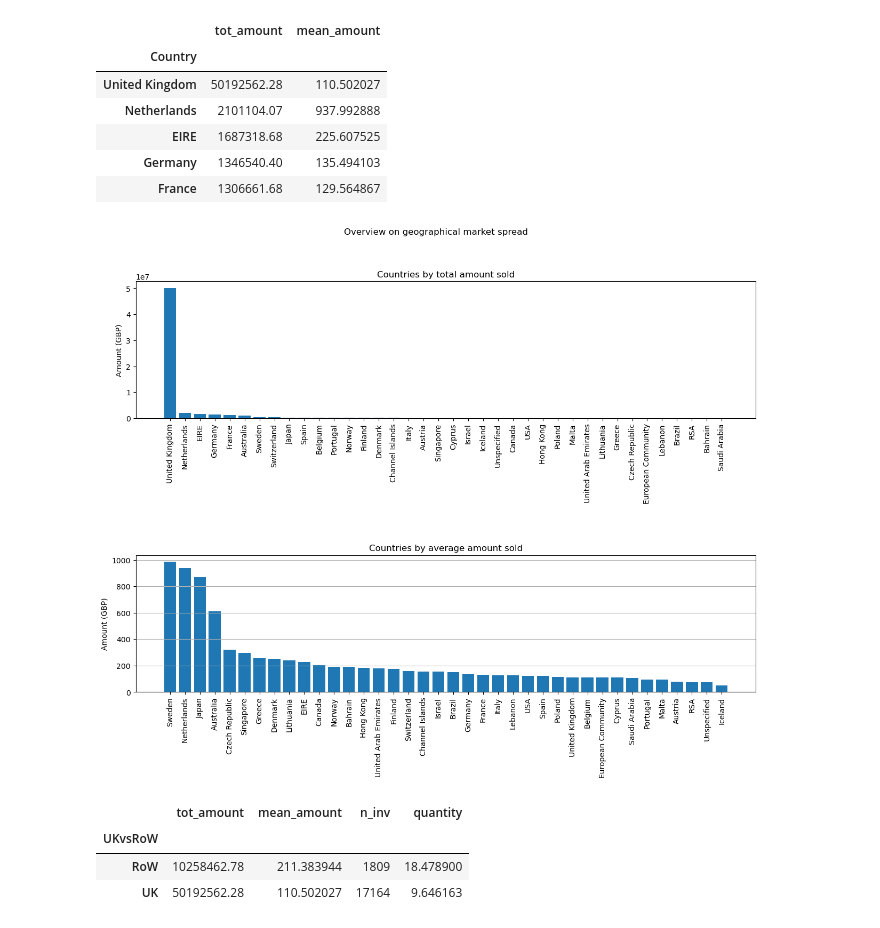
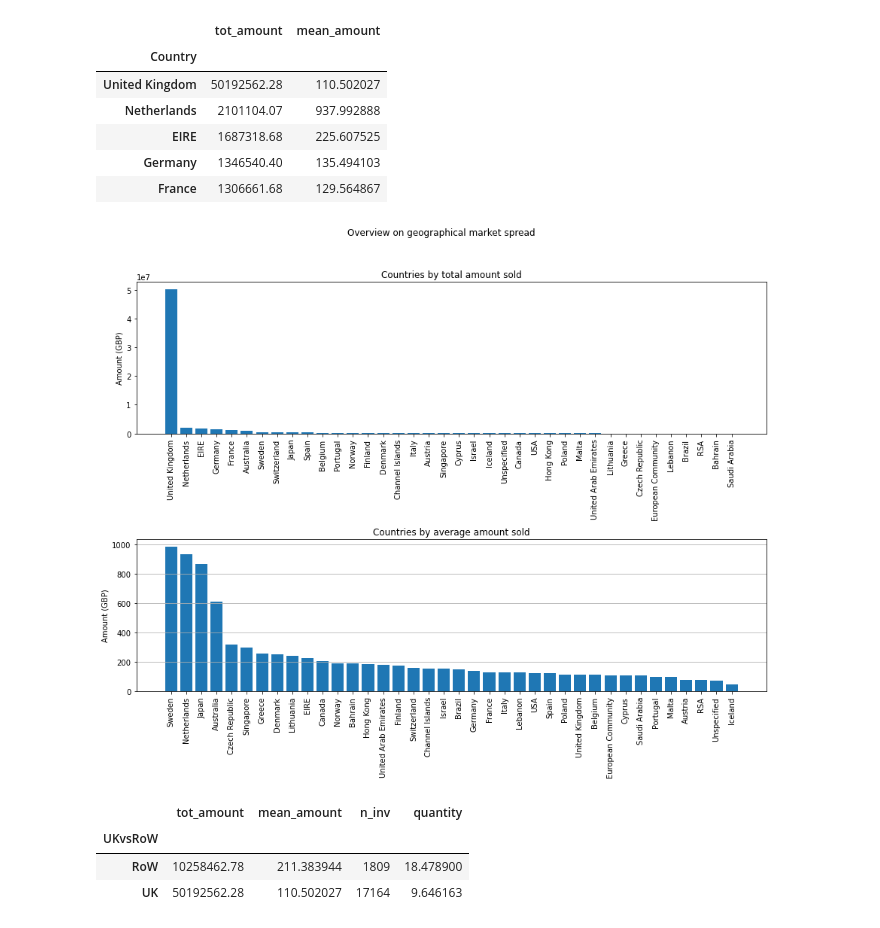
Before and after one commit to antobzzll/Analytics-Portfolio, a Jupyter notebook: Business Analytics/Market Basket Analysis/e-commerce-analytics.ipynb, the cells around one changed output. Saved outputs shown, nothing was run; the diff lists cells and outputs as text; code cells hidden in the pictures.

```diff
--- a/Business Analytics/Market Basket Analysis/e-commerce-analytics.ipynb
+++ b/Business Analytics/Market Basket Analysis/e-commerce-analytics.ipynb
@@ -376,22 +376,22 @@ bycountry.head()
 # %%
 fig, ax = plt.subplots(2, figsize=(15,10))
 ax[0].bar(bycountry.index, bycountry['tot_amount'])
 ax[1].bar(bycountry.sort_values('mean_amount', ascending=False).index, bycountry.sort_values('mean_amount', ascending=False)['mean_amount'])
 plt.setp(ax, xticks=bycountry.index, xticklabels=bycountry.index)
 plt.setp(ax[0].get_xticklabels(), rotation=90, ha="center")
 plt.setp(ax[1].get_xticklabels(), rotation=90, ha="center")
 
 ax[0].set_ylabel("Amount (GBP)")
 ax[1].set_ylabel("Amount (GBP)")
 ax[0].set_title("Countries by total amount sold")
 ax[1].set_title("Countries by average amount sold")
 plt.suptitle("Overview on geographical market spread")
 plt.grid(axis='y')
-plt.subplots_adjust(hspace=1)
+plt.subplots_adjust(hspace=0.7)
 
 plt.show()
 # %% [output]
-[figure, old version]
+[figure, new version]
 # %%
 byukvsrow = df.groupby('UKvsRoW').agg(
     tot_amount=('Amount', 'sum'),
```
Also changed, not shown: parts of 4 cells of this notebook.
